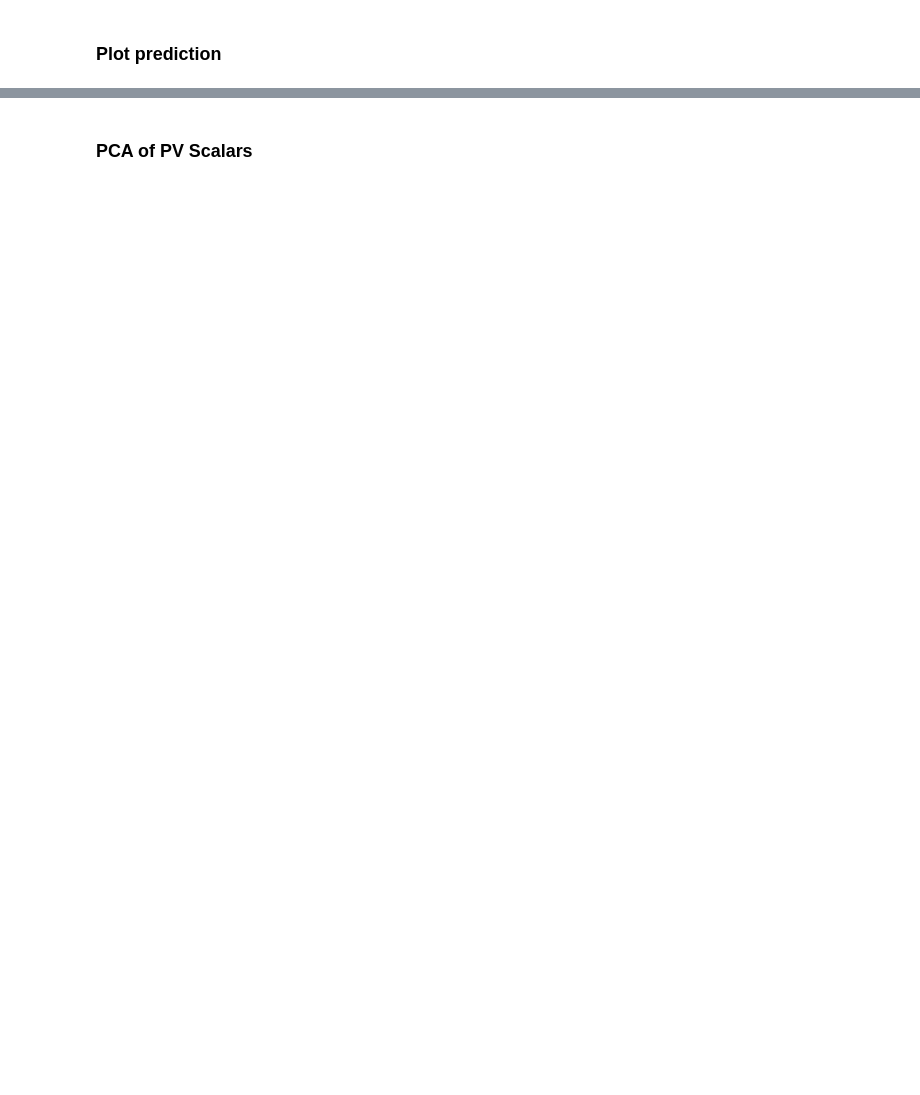
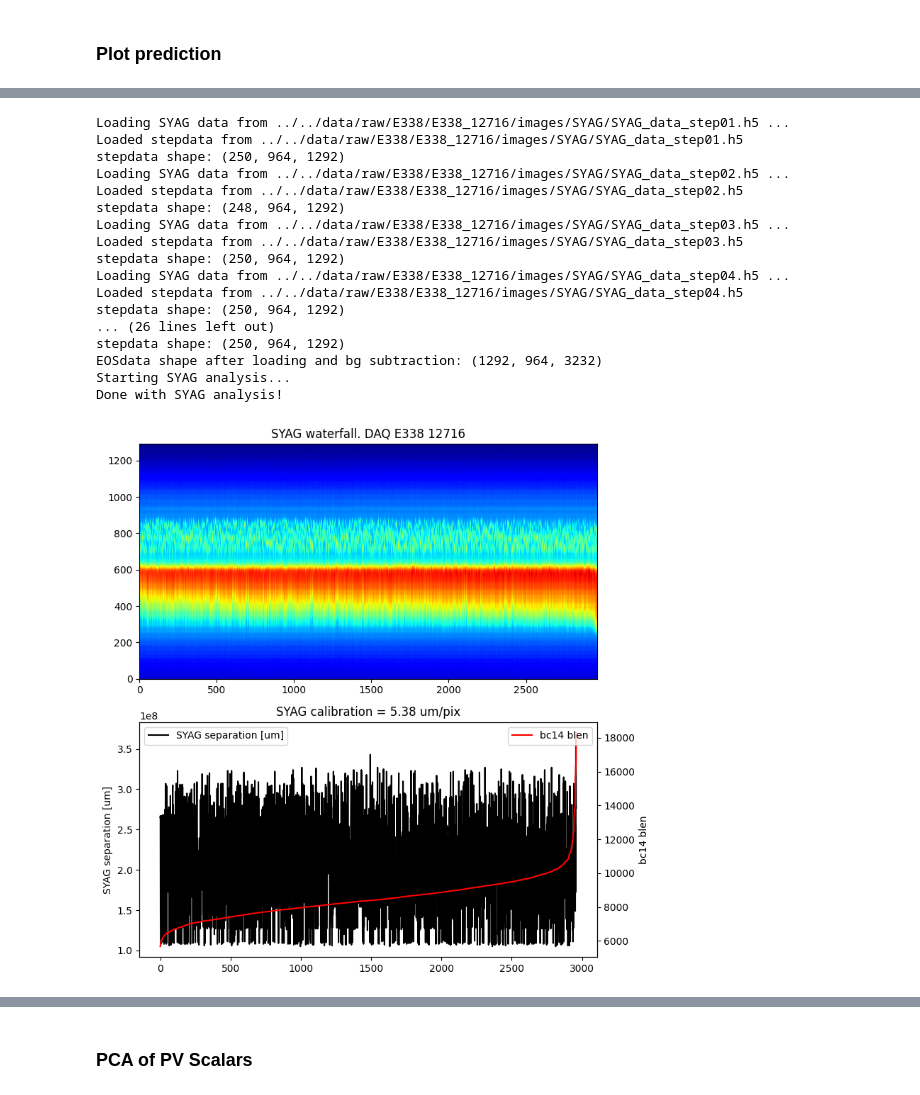
Before and after one commit to truewis/FACET-II-ML-diag, a Jupyter notebook: notebooks/workflow_walkthroughs/2D_LPS_model_GMM_Forest_test_without_comparison.ipynb, the cells around one changed output, grey strips where cells are left out. Cells and saved outputs as stored; diff of their text form; code cells hidden in the pictures; blank space fills up the shorter version.

Commit message:
feat: EOS2 and SYAG studies

```diff
--- a/notebooks/workflow_walkthroughs/2D_LPS_model_GMM_Forest_test_without_comparison.ipynb
+++ b/notebooks/workflow_walkthroughs/2D_LPS_model_GMM_Forest_test_without_comparison.ipynb
@@ -270,0 +307,22 @@ plt.show()
+# %%
+from Python_Functions.functions import analyze_SYAG
+syag_data = analyze_SYAG(data_struct, experiment=experiment, runname=runname, skipEOSanalysis=False, SYAGxmin=800, SYAGxmax=950, mindels=50, maxdels=500, min_prom = 1000, goosing=False, debug = False)
+# %% [output]
+Loading SYAG data from ../../data/raw/E338/E338_12716/images/SYAG/SYAG_data_step01.h5 ...
+Loaded stepdata from ../../data/raw/E338/E338_12716/images/SYAG/SYAG_data_step01.h5
+stepdata shape: (250, 964, 1292)
+Loading SYAG data from ../../data/raw/E338/E338_12716/images/SYAG/SYAG_data_step02.h5 ...
+Loaded stepdata from ../../data/raw/E338/E338_12716/images/SYAG/SYAG_data_step02.h5
+stepdata shape: (248, 964, 1292)
+Loading SYAG data from ../../data/raw/E338/E338_12716/images/SYAG/SYAG_data_step03.h5 ...
+Loaded stepdata from ../../data/raw/E338/E338_12716/images/SYAG/SYAG_data_step03.h5
+stepdata shape: (250, 964, 1292)
+Loading SYAG data from ../../data/raw/E338/E338_12716/images/SYAG/SYAG_data_step04.h5 ...
+Loaded stepdata from ../../data/raw/E338/E338_12716/images/SYAG/SYAG_data_step04.h5
+stepdata shape: (250, 964, 1292)
+... (26 lines left out)
+stepdata shape: (250, 964, 1292)
+EOSdata shape after loading and bg subtraction: (1292, 964, 3232)
+Starting SYAG analysis...
+Done with SYAG analysis!
+[figure, added]
```
Also changed, not shown: parts of 23 cells of this notebook, 5 other files.
